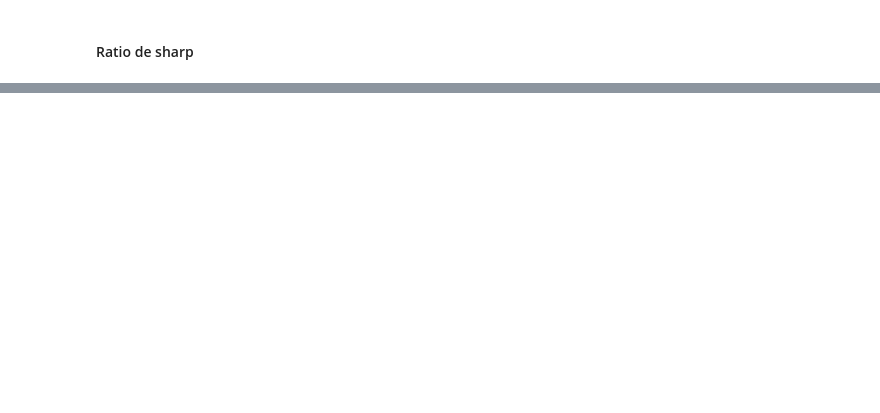
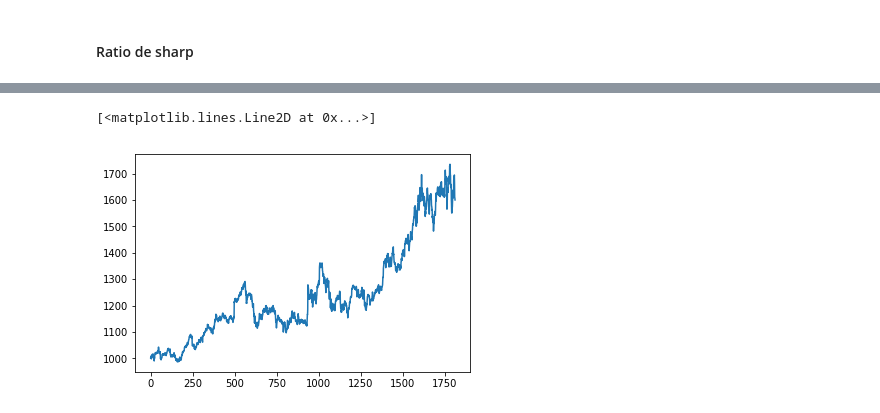
Before and after one commit to morel-hugo/GARCH-Modeling, a Jupyter notebook: main.ipynb, the cells around one changed output, grey strips where cells are left out. Saved outputs shown, nothing was run; the diff lists cells and outputs as text; code cells hidden in the pictures; blank space fills up the shorter version.

```diff
--- a/main.ipynb
+++ b/main.ipynb
@@ -146,0 +234,28 @@ plt.legend()
+# %%
+from math import sqrt
+from sklearn.metrics import mean_squared_error
+
+predictions = list()
+history = [x for x in train.values]
+for i in range(len(test)):
+    # Predict
+    model = ARIMA(history, order=(0,1,2))
+    model_fit = model.fit(disp=0)
+    yhat = model_fit.forecast()[0]
+
+
+
+    obs = test[i]
+    history.append(obs)
+
+    predictions.append(yhat)
+    solde,position = balance_account(test,history,yhat,predictions,i,solde,position)
+
+    solde_list.append(solde)
+
+    # Observation
+    print("Predicted : %.3f , Expected :%.3f" %(yhat,obs))
+
+# Report rmse
+rmse = sqrt(mean_squared_error(test, predictions))
+print("RMSE : ",rmse)
@@ -146,0 +290,5 @@ plt.legend()
+# %%
+pyplot.plot(solde_list)
+# %% [output]
+[<matplotlib.lines.Line2D at 0x...>]
+[figure, added]
```
Also changed, not shown: parts of 89 cells of this notebook.
